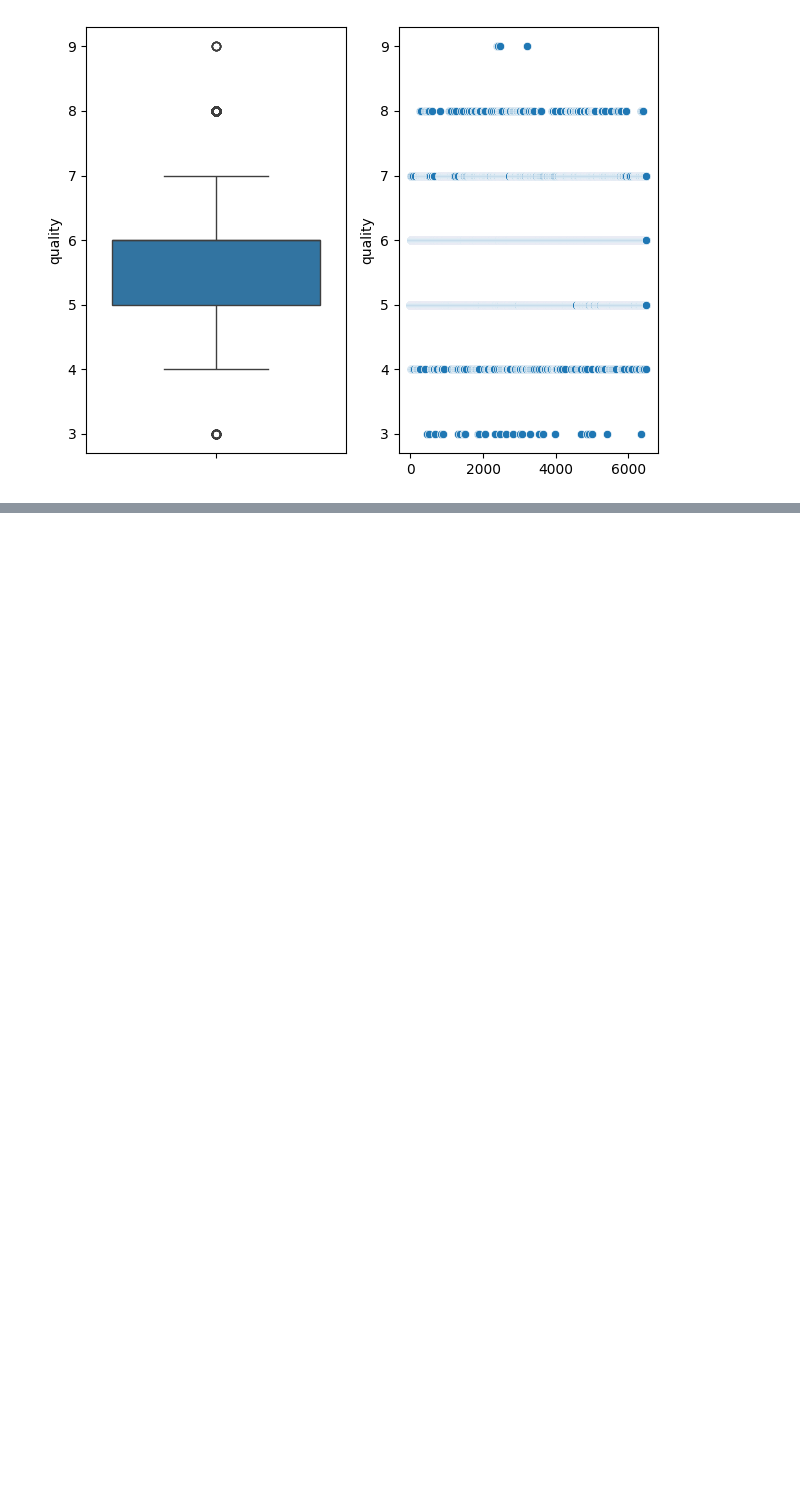
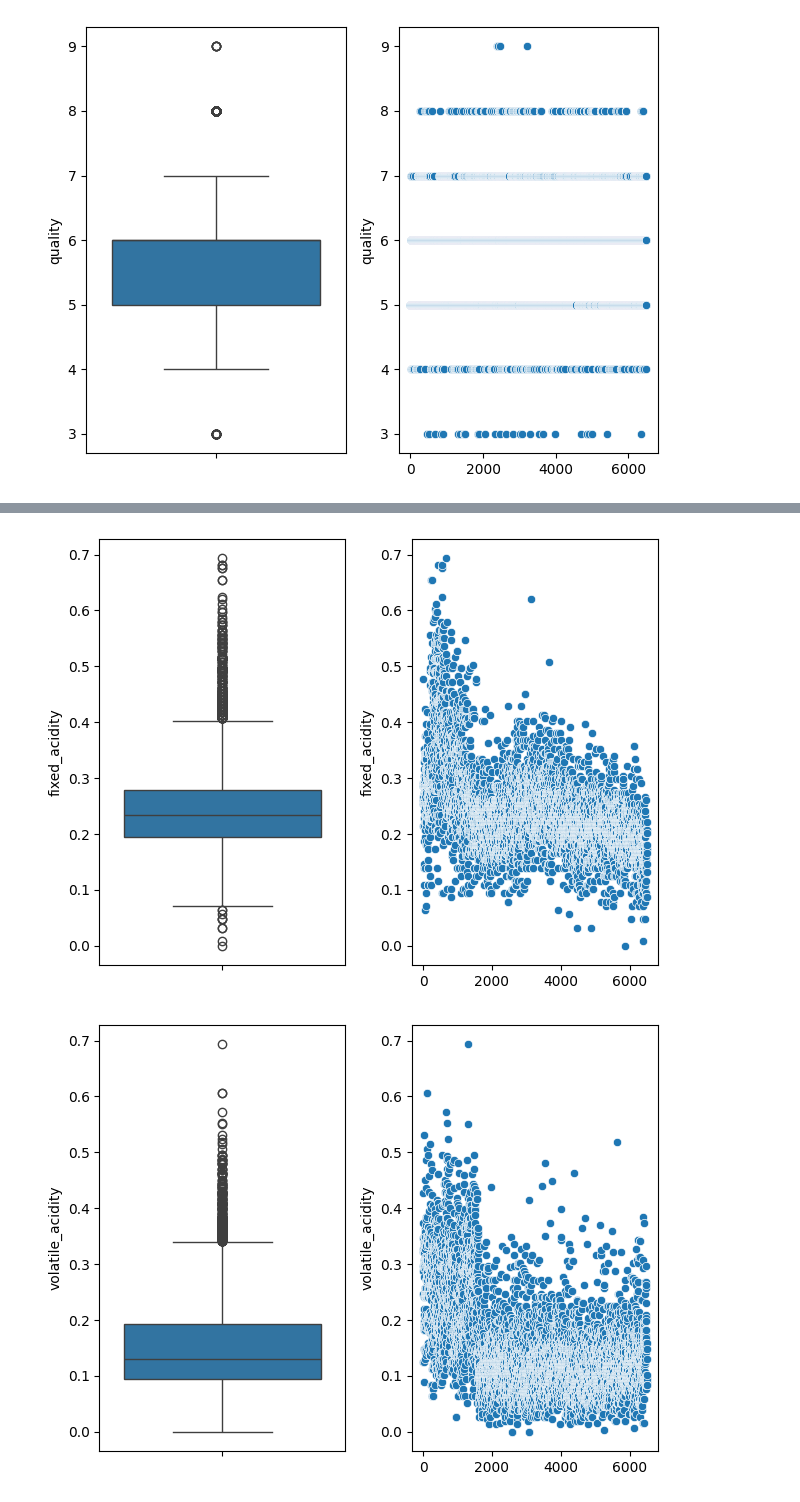
Before and after one commit to dashbikash/aiml-notebooks, a Jupyter notebook: feature-engineering/Feature Scaling.ipynb, the cells around one changed output, grey strips where cells are left out. Saved outputs shown, nothing was run; the diff lists cells and outputs as text; code cells hidden in the pictures; blank space fills up the shorter version.

```diff
--- a/feature-engineering/Feature Scaling.ipynb
+++ b/feature-engineering/Feature Scaling.ipynb
@@ -74,0 +98,4 @@ ValueError: Data must be positive.
+# %%
+for key in df_scaled.keys():
+    df_scaled[key]=np.log1p(df_scaled[key])
+df_scaled.describe()
@@ -74,0 +112,5 @@ ValueError: Data must be positive.
+# %%
+outlier_plot(df_scaled)
+# %% [output]
+[figure, added]
+[figure, added]
```
Also changed, not shown: parts of 4 cells of this notebook.
